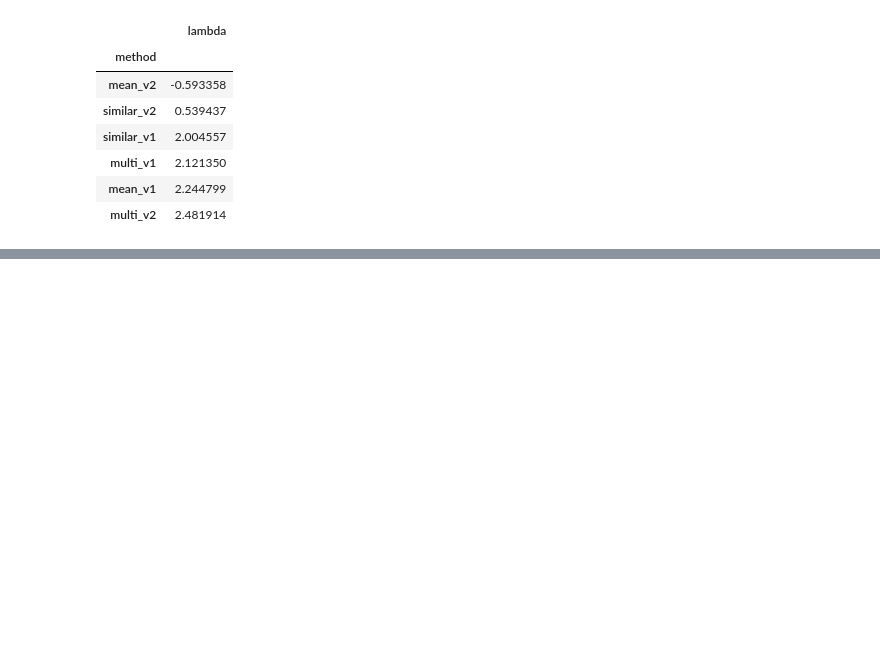
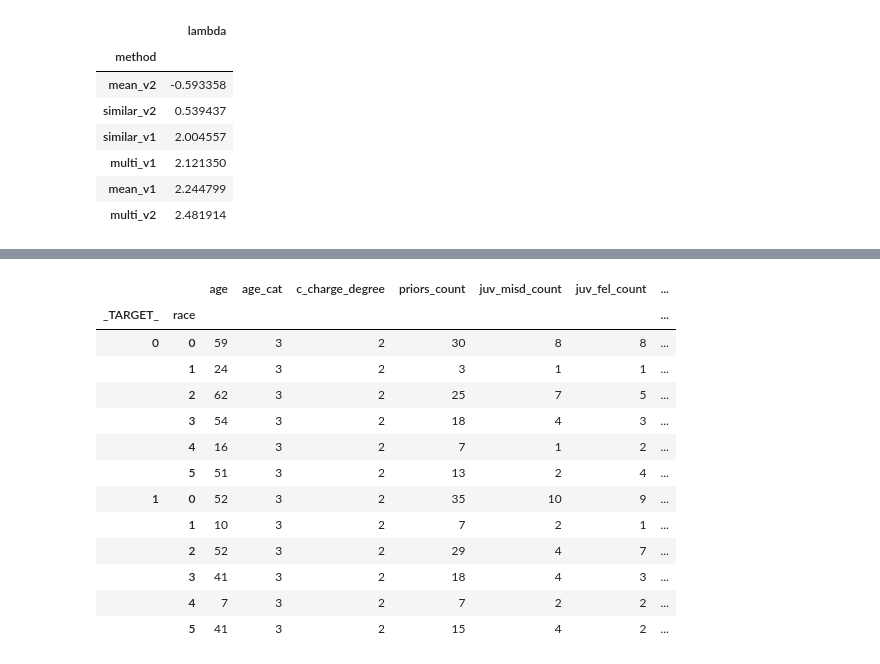
Before and after one commit to teamclouday/DataImputation, a Jupyter notebook: notebooks/Analysis.ipynb, the cells around one changed output, grey strips where cells are left out. Drawn from its saved outputs; the diff is of its cells as text; code cells hidden in the pictures; blank space fills up the shorter version.

```diff
--- a/notebooks/Analysis.ipynb
+++ b/notebooks/Analysis.ipynb
@@ -88,0 +260,17 @@ data.groupby("method").agg({'lambda':'median'}).sort_values(by="lambda")
+# %%
+data_c.groupby(["_TARGET_", data_compas.protected_features[0]]).nunique()
+# %% [output]
+|  |  | age | age_cat | c_charge_degree | priors_count | juv_misd_count | juv_fel_count | ... |
+| _TARGET_ | race |  |  |  |  |  |  | ... |
+| 0 | 0 | 59 | 3 | 2 | 30 | 8 | 8 | ... |
+|  | 1 | 24 | 3 | 2 | 3 | 1 | 1 | ... |
+|  | 2 | 62 | 3 | 2 | 25 | 7 | 5 | ... |
+|  | 3 | 54 | 3 | 2 | 18 | 4 | 3 | ... |
+|  | 4 | 16 | 3 | 2 | 7 | 1 | 2 | ... |
+|  | 5 | 51 | 3 | 2 | 13 | 2 | 4 | ... |
+| 1 | 0 | 52 | 3 | 2 | 35 | 10 | 9 | ... |
+|  | 1 | 10 | 3 | 2 | 7 | 2 | 1 | ... |
+|  | 2 | 52 | 3 | 2 | 29 | 4 | 7 | ... |
+|  | 3 | 41 | 3 | 2 | 18 | 4 | 3 | ... |
+|  | 4 | 7 | 3 | 2 | 7 | 2 | 2 | ... |
+|  | 5 | 41 | 3 | 2 | 15 | 4 | 2 | ... |
```
Also changed, not shown: parts of 66 cells of this notebook, 1 other file.
